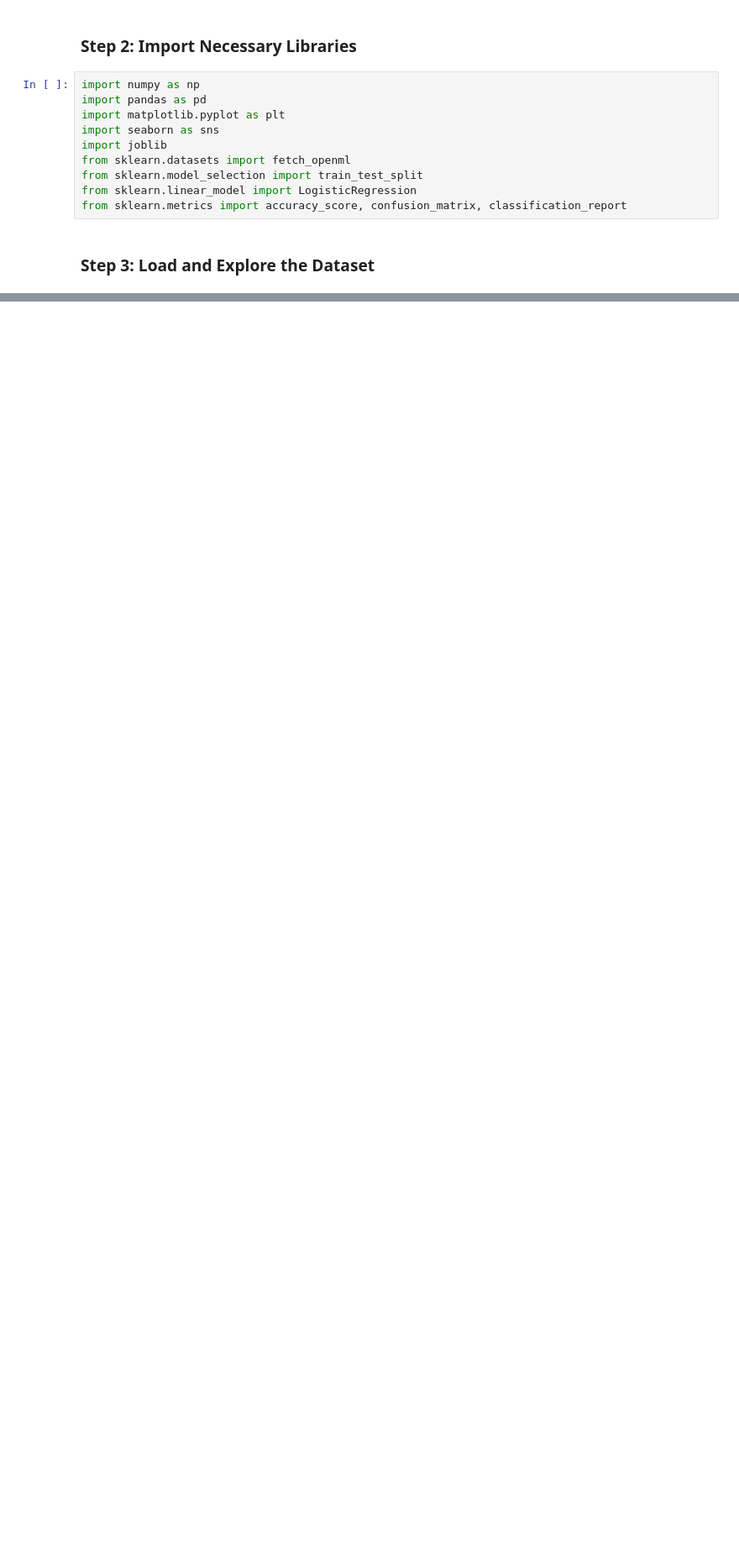
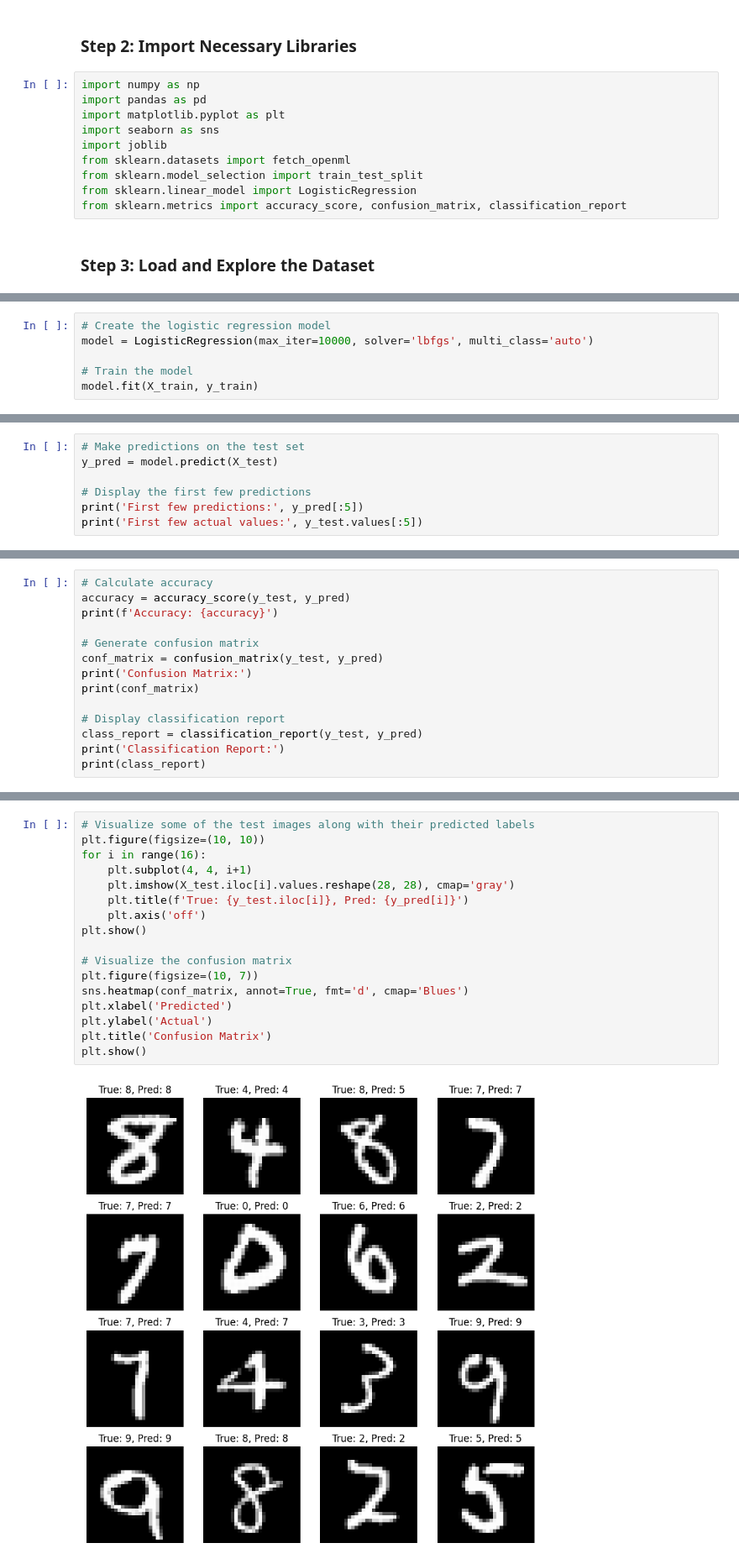
Before and after one commit to Sambhav-Jha/ML_Basic_LogRegMNIST, a Jupyter notebook: LogReg.ipynb, the cells around one changed output, grey strips where cells are left out. Shown at 84% size. Saved outputs shown, nothing was run; the diff lists cells and outputs as text; blank space fills up the shorter version.

Commit message:
Model complete

```diff
--- a/LogReg.ipynb
+++ b/LogReg.ipynb
@@ -30,0 +83,6 @@ print(y.head())
+# %%
+# Create the logistic regression model
+model = LogisticRegression(max_iter=10000, solver='lbfgs', multi_class='auto')
+
+# Train the model
+model.fit(X_train, y_train)
@@ -30,0 +100,7 @@ print(y.head())
+# %%
+# Make predictions on the test set
+y_pred = model.predict(X_test)
+
+# Display the first few predictions
+print('First few predictions:', y_pred[:5])
+print('First few actual values:', y_test.values[:5])
@@ -30,0 +113,14 @@ print(y.head())
+# %%
+# Calculate accuracy
+accuracy = accuracy_score(y_test, y_pred)
+print(f'Accuracy: {accuracy}')
+
+# Generate confusion matrix
+conf_matrix = confusion_matrix(y_test, y_pred)
+print('Confusion Matrix:')
+print(conf_matrix)
+
+# Display classification report
+class_report = classification_report(y_test, y_pred)
+print('Classification Report:')
+print(class_report)
@@ -30,0 +147,19 @@ print(y.head())
+# %%
+# Visualize some of the test images along with their predicted labels
+plt.figure(figsize=(10, 10))
+for i in range(16):
+    plt.subplot(4, 4, i+1)
+    plt.imshow(X_test.iloc[i].values.reshape(28, 28), cmap='gray')
+    plt.title(f'True: {y_test.iloc[i]}, Pred: {y_pred[i]}')
+    plt.axis('off')
+plt.show()
+
+# Visualize the confusion matrix
+plt.figure(figsize=(10, 7))
+sns.heatmap(conf_matrix, annot=True, fmt='d', cmap='Blues')
+plt.xlabel('Predicted')
+plt.ylabel('Actual')
+plt.title('Confusion Matrix')
+plt.show()
+# %% [output]
+[figure, added]
```
Also changed, not shown: parts of 14 cells of this notebook, 1 other file.
